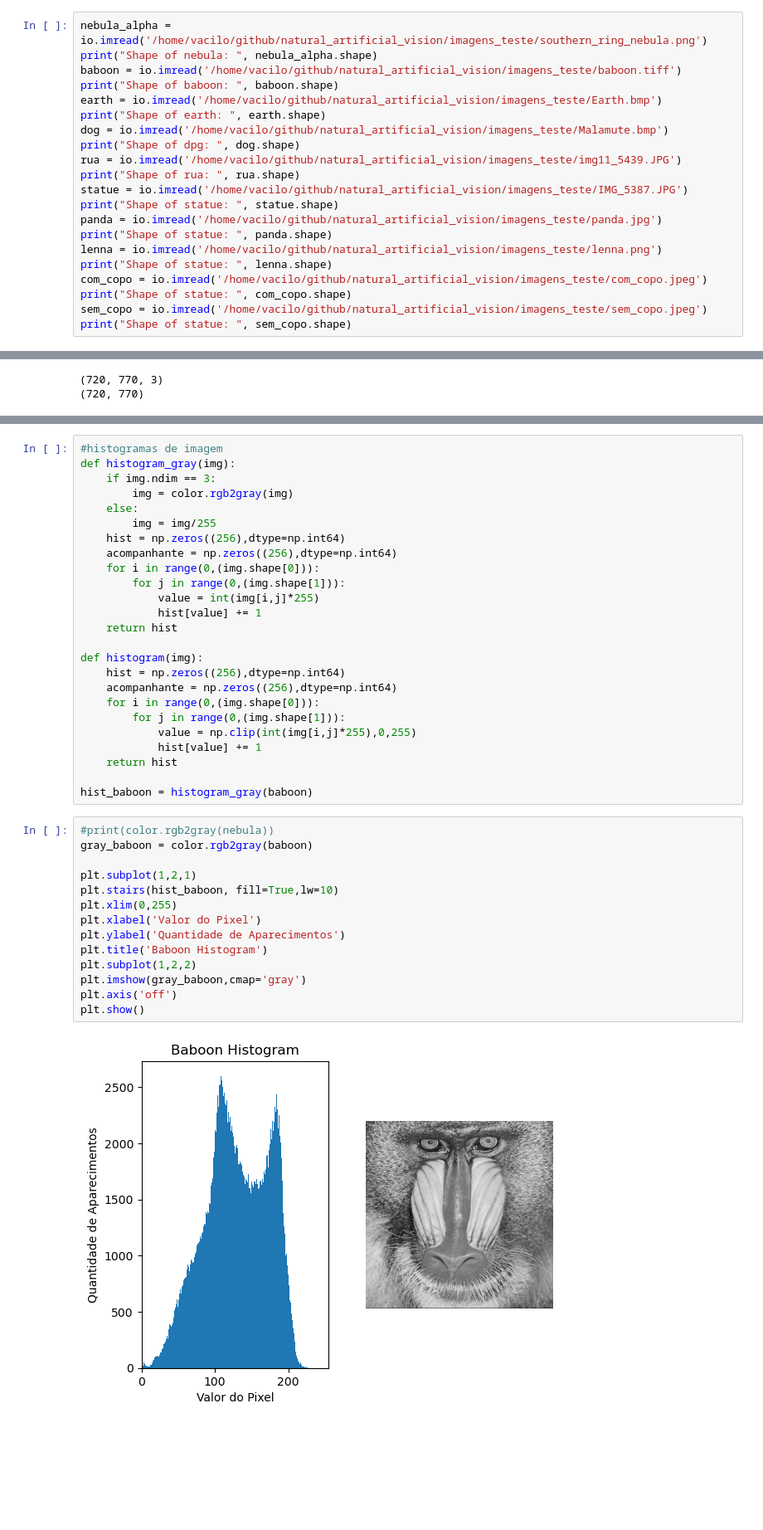
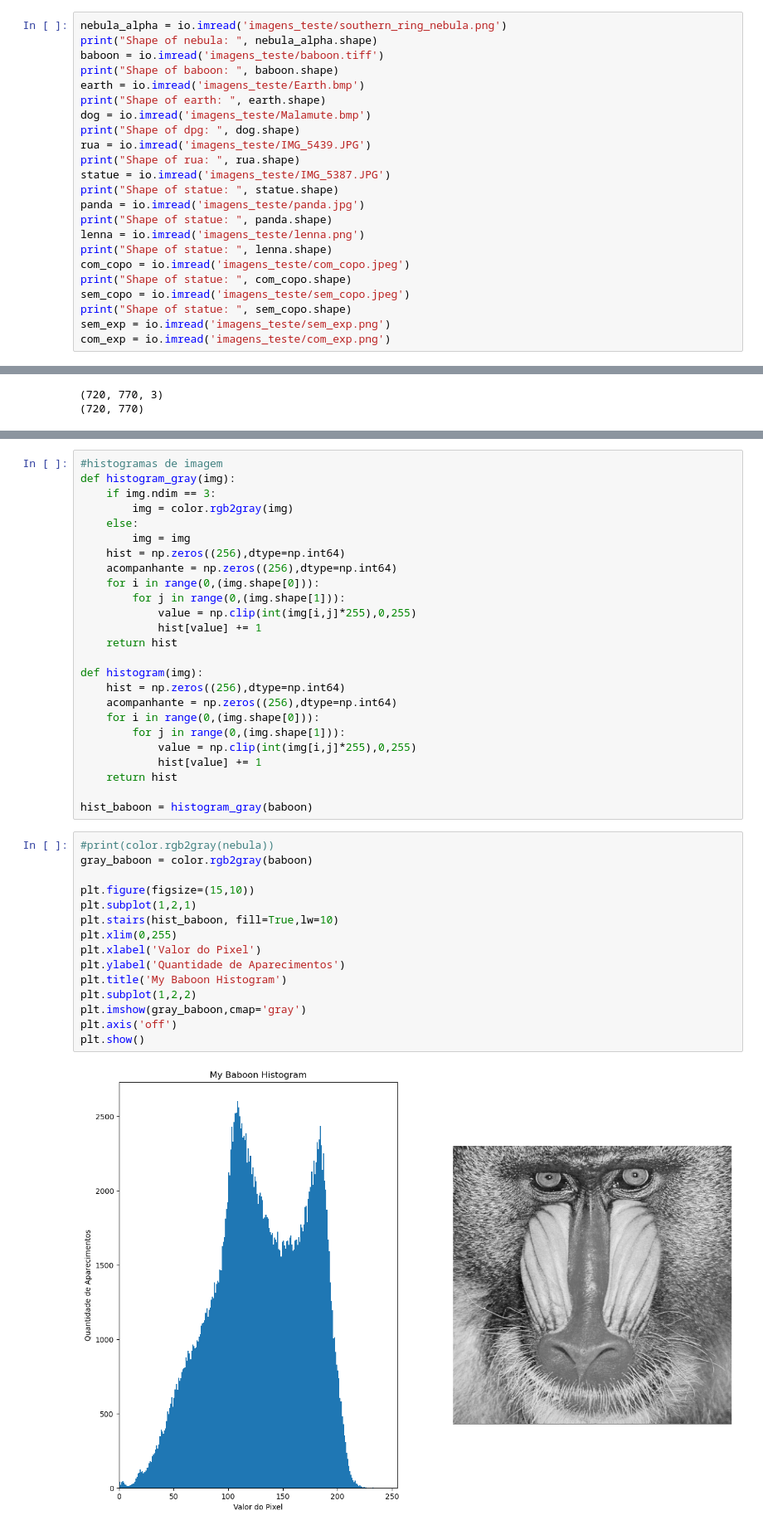
Before and after one commit to mahteus-sanches/natural_artificial_vision, a Jupyter notebook: 17_abril.ipynb, the cells around one changed output, grey strips where cells are left out. Shown at 83% size. Drawn from its saved outputs; the diff is of its cells as text; blank space fills up the shorter version.

```diff
--- a/17_abril.ipynb
+++ b/17_abril.ipynb
@@ -6,26 +6,28 @@ import cv2
 from numba import jit
 import matplotlib as mpl
 # %%
-nebula_alpha = io.imread('/home/vacilo/github/natural_artificial_vision/imagens_teste/southern_ring_nebula.png')
+nebula_alpha = io.imread('imagens_teste/southern_ring_nebula.png')
 print("Shape of nebula: ", nebula_alpha.shape)
-baboon = io.imread('/home/vacilo/github/natural_artificial_vision/imagens_teste/baboon.tiff')
+baboon = io.imread('imagens_teste/baboon.tiff')
 print("Shape of baboon: ", baboon.shape)
-earth = io.imread('/home/vacilo/github/natural_artificial_vision/imagens_teste/Earth.bmp')
+earth = io.imread('imagens_teste/Earth.bmp')
 print("Shape of earth: ", earth.shape)
-dog = io.imread('/home/vacilo/github/natural_artificial_vision/imagens_teste/Malamute.bmp')
+dog = io.imread('imagens_teste/Malamute.bmp')
 print("Shape of dpg: ", dog.shape)
-rua = io.imread('/home/vacilo/github/natural_artificial_vision/imagens_teste/img11_5439.JPG')
+rua = io.imread('imagens_teste/IMG_5439.JPG')
 print("Shape of rua: ", rua.shape)
-statue = io.imread('/home/vacilo/github/natural_artificial_vision/imagens_teste/IMG_5387.JPG')
+statue = io.imread('imagens_teste/IMG_5387.JPG')
 print("Shape of statue: ", statue.shape)
-panda = io.imread('/home/vacilo/github/natural_artificial_vision/imagens_teste/panda.jpg')
+panda = io.imread('imagens_teste/panda.jpg')
 print("Shape of statue: ", panda.shape)
-lenna = io.imread('/home/vacilo/github/natural_artificial_vision/imagens_teste/lenna.png')
+lenna = io.imread('imagens_teste/lenna.png')
 print("Shape of statue: ", lenna.shape)
-com_copo = io.imread('/home/vacilo/github/natural_artificial_vision/imagens_teste/com_copo.jpeg')
+com_copo = io.imread('imagens_teste/com_copo.jpeg')
 print("Shape of statue: ", com_copo.shape)
-sem_copo = io.imread('/home/vacilo/github/natural_artificial_vision/imagens_teste/sem_copo.jpeg')
+sem_copo = io.imread('imagens_teste/sem_copo.jpeg')
 print("Shape of statue: ", sem_copo.shape)
+sem_exp = io.imread('imagens_teste/sem_exp.png')
+com_exp = io.imread('imagens_teste/com_exp.png')
 # %% [output]
 Shape of nebula:  (720, 770, 4)
 Shape of baboon:  (512, 512, 3)
@@ -225,12 +227,12 @@ def histogram_gray(img):
     if img.ndim == 3:
         img = color.rgb2gray(img)
     else:
-        img = img/255
+        img = img
     hist = np.zeros((256),dtype=np.int64)
     acompanhante = np.zeros((256),dtype=np.int64)
     for i in range(0,(img.shape[0])):
         for j in range(0,(img.shape[1])):
-            value = int(img[i,j]*255)
+            value = np.clip(int(img[i,j]*255),0,255)
             hist[value] += 1
     return hist
 
@@ -247,19 +249,20 @@ hist_baboon = histogram_gray(baboon)
 # %%
 #print(color.rgb2gray(nebula))
 gray_baboon = color.rgb2gray(baboon)
 
+plt.figure(figsize=(15,10))
 plt.subplot(1,2,1)
 plt.stairs(hist_baboon, fill=True,lw=10)
 plt.xlim(0,255)
 plt.xlabel('Valor do Pixel')
 plt.ylabel('Quantidade de Aparecimentos')
-plt.title('Baboon Histogram')
+plt.title('My Baboon Histogram')
 plt.subplot(1,2,2)
 plt.imshow(gray_baboon,cmap='gray')
 plt.axis('off')
 plt.show()
 # %% [output]
-[figure, old version]
+[figure, new version]
 # %%
 #logaritmo de imagem
 def log_img(img):
```
Also changed, not shown: parts of 5 cells of this notebook, 2 other files.
